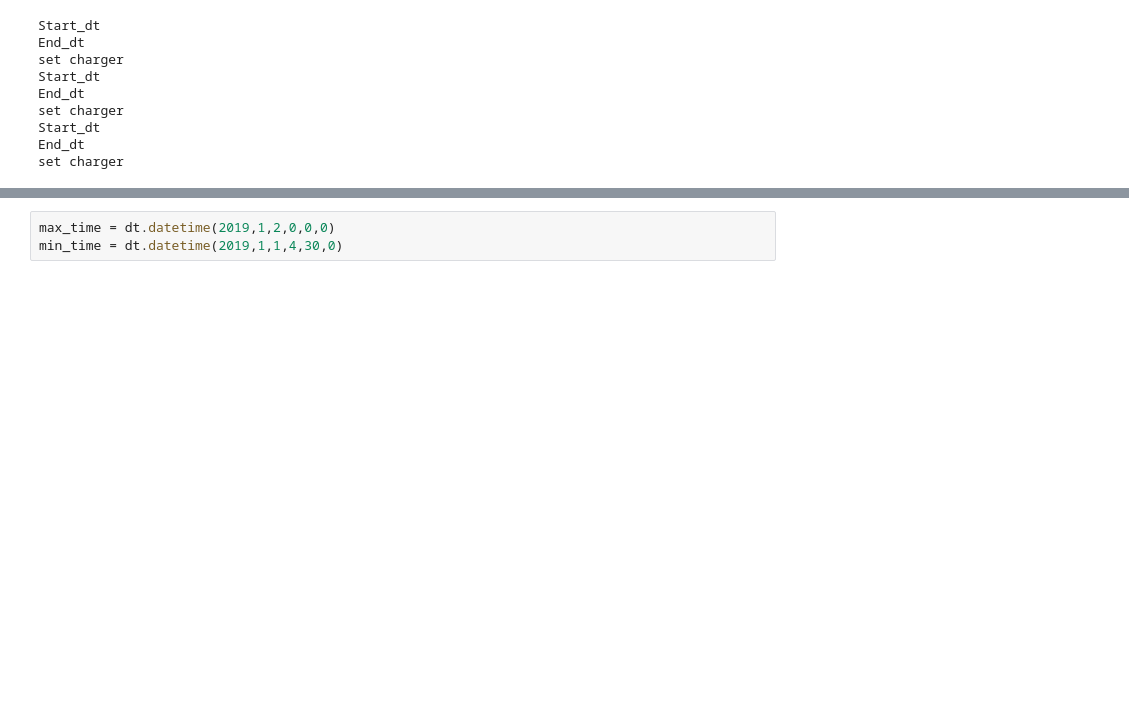
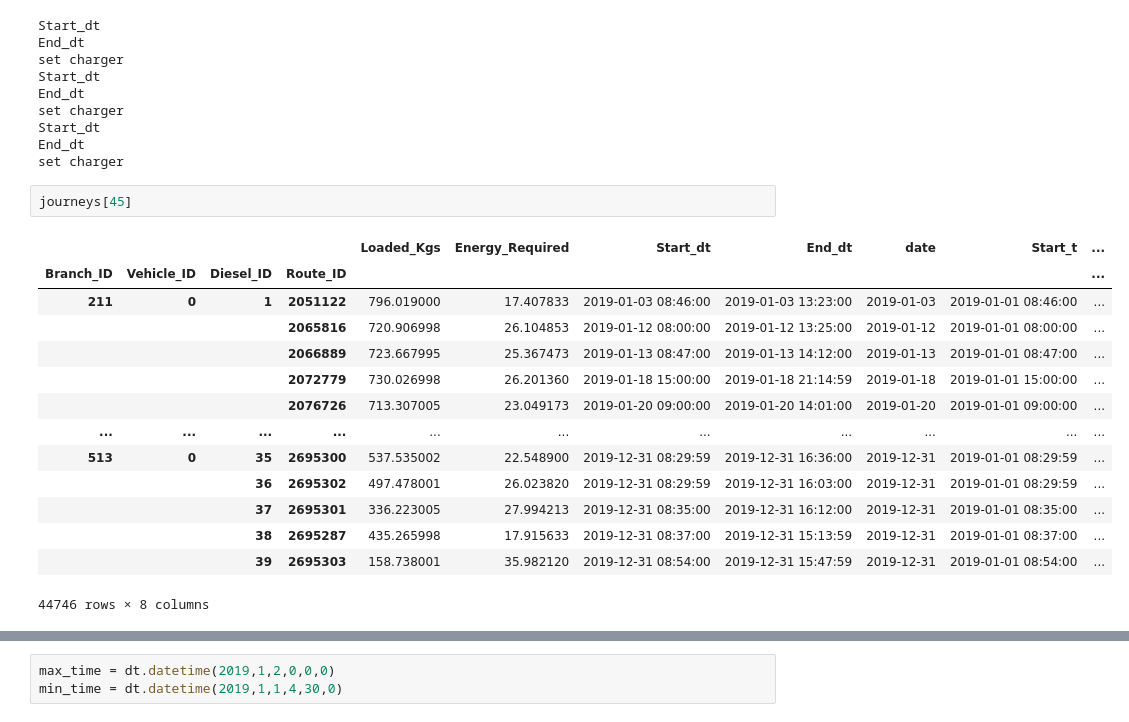
Before and after one commit to SGKFPS/smart_charger, a Jupyter notebook: Route_explore.ipynb, the cells around one changed output, grey strips where cells are left out. Drawn from its saved outputs; the diff is of its cells as text; blank space fills up the shorter version.

```diff
--- a/Route_explore.ipynb
+++ b/Route_explore.ipynb
@@ -56,6 +56,23 @@ set charger
 Start_dt
 End_dt
 set charger
+# %%
+journeys[45]
+# %% [output]
+|  |  |  |  | Loaded_Kgs | Energy_Required | Start_dt | End_dt | date | Start_t | ... |
+| Branch_ID | Vehicle_ID | Diesel_ID | Route_ID |  |  |  |  |  |  | ... |
+| 211 | 0 | 1 | 2051122 | 796.019000 | 17.407833 | 2019-01-03 08:46:00 | 2019-01-03 13:23:00 | 2019-01-03 | 2019-01-01 08:46:00 | ... |
+|  |  |  | 2065816 | 720.906998 | 26.104853 | 2019-01-12 08:00:00 | 2019-01-12 13:25:00 | 2019-01-12 | 2019-01-01 08:00:00 | ... |
+|  |  |  | 2066889 | 723.667995 | 25.367473 | 2019-01-13 08:47:00 | 2019-01-13 14:12:00 | 2019-01-13 | 2019-01-01 08:47:00 | ... |
+|  |  |  | 2072779 | 730.026998 | 26.201360 | 2019-01-18 15:00:00 | 2019-01-18 21:14:59 | 2019-01-18 | 2019-01-01 15:00:00 | ... |
+|  |  |  | 2076726 | 713.307005 | 23.049173 | 2019-01-20 09:00:00 | 2019-01-20 14:01:00 | 2019-01-20 | 2019-01-01 09:00:00 | ... |
+| ... | ... | ... | ... | ... | ... | ... | ... | ... | ... | ... |
+| 513 | 0 | 35 | 2695300 | 537.535002 | 22.548900 | 2019-12-31 08:29:59 | 2019-12-31 16:36:00 | 2019-12-31 | 2019-01-01 08:29:59 | ... |
+|  |  | 36 | 2695302 | 497.478001 | 26.023820 | 2019-12-31 08:29:59 | 2019-12-31 16:03:00 | 2019-12-31 | 2019-01-01 08:29:59 | ... |
+|  |  | 37 | 2695301 | 336.223005 | 27.994213 | 2019-12-31 08:35:00 | 2019-12-31 16:12:00 | 2019-12-31 | 2019-01-01 08:35:00 | ... |
+|  |  | 38 | 2695287 | 435.265998 | 17.915633 | 2019-12-31 08:37:00 | 2019-12-31 15:13:59 | 2019-12-31 | 2019-01-01 08:37:00 | ... |
+|  |  | 39 | 2695303 | 158.738001 | 35.982120 | 2019-12-31 08:54:00 | 2019-12-31 15:47:59 | 2019-12-31 | 2019-01-01 08:54:00 | ... |
+44746 rows × 8 columns
 # %%
 # Make arrival / departure histograms. Look at inter-shift time
 describe_all = []
```
Also changed, not shown: parts of 2 cells of this notebook, 2 other files.
